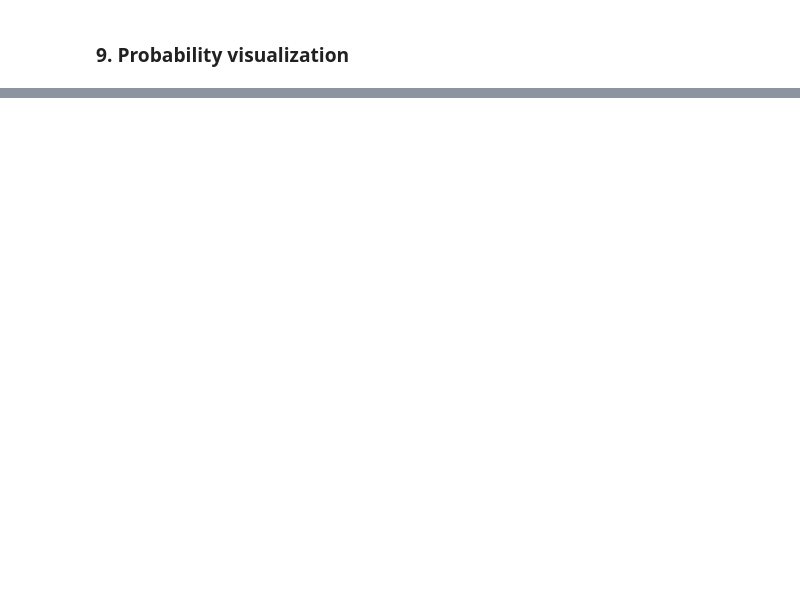
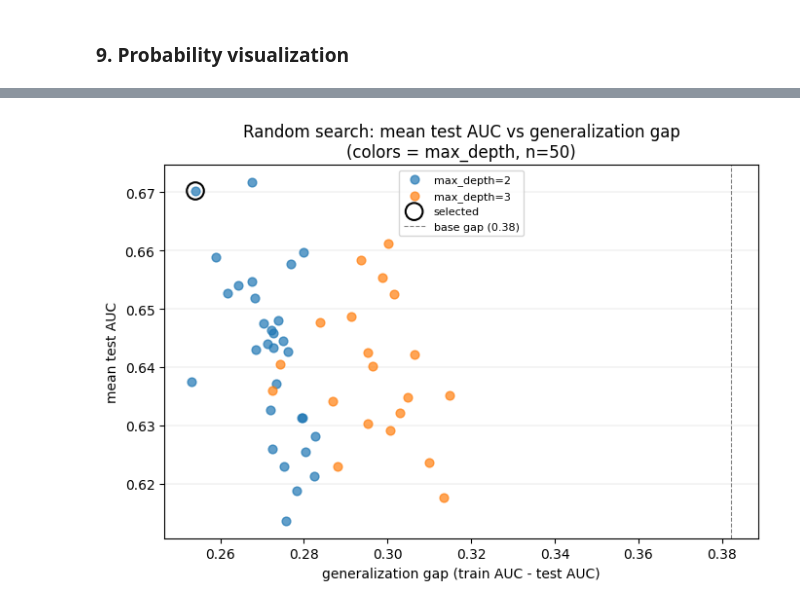
Before and after one commit to JaredRudolph/macro-stress-forecaster, a Jupyter notebook: notebooks/forecaster_xgb.ipynb, the cells around one changed output, grey strips where cells are left out. Cells and saved outputs as stored; diff of their text form; code cells hidden in the pictures; blank space fills up the shorter version.

```diff
--- a/notebooks/forecaster_xgb.ipynb
+++ b/notebooks/forecaster_xgb.ipynb
@@ -511,0 +812,10 @@ plt.show()
+# %%
+print(f"{'depth':>5}  {'alpha':>6}  {'lambda':>6}  {'sub':>4}  {'col':>4}"
+      f"  {'train_AUC':>9}  {'AUC':>7}  {'gap':>6}  {'score':>7}")
+for r in random_results[:15]:
+    print(
+        f"{r['max_depth']:>5}  {r['reg_alpha']:>6.1f}  {r['reg_lambda']:>6.1f}"
+        f"  {r['subsample']:>4.2f}  {r['colsample_bytree']:>4.2f}"
+        f"  {r['mean_train_auc']:>9.4f}  {r['mean_auc']:>7.4f}"
+        f"  {r['gap']:>6.4f}  {r['score']:>7.4f}"
+    )
@@ -511,0 +839,45 @@ plt.show()
+# %%
+depths = sorted(set(r["max_depth"] for r in random_results))
+colors_depth = {d: c for d, c in zip(depths, ["#1f77b4", "#ff7f0e"])}
+
+gaps_r = [r["gap"] for r in random_results]
+test_aucs_r = [r["mean_auc"] for r in random_results]
+best_r_idx = random_results.index(best_random)
+orig_gap = best["mean_train_auc"] - best["mean_auc"]
+
+fig, ax = plt.subplots(figsize=(7, 5))
+
+for d in depths:
+    idx = [i for i, r in enumerate(random_results) if r["max_depth"] == d]
+    ax.scatter(
+        [gaps_r[i] for i in idx],
+        [test_aucs_r[i] for i in idx],
+        color=colors_depth[d],
+        label=f"max_depth={d}",
+        s=40,
+        alpha=0.7,
+        zorder=3,
+    )
+
+ax.scatter(
+    gaps_r[best_r_idx],
+    test_aucs_r[best_r_idx],
+    s=160,
+    facecolors="none",
+    edgecolors="black",
+    linewidths=1.5,
+    zorder=4,
+    label="selected",
+)
+ax.axvline(orig_gap, color="grey", linestyle="--", linewidth=0.8, label=f"base gap ({orig_gap:.2f})")
+
+ax.set_xlabel("generalization gap (train AUC - test AUC)")
+ax.set_ylabel("mean test AUC")
+ax.set_title("Random search: mean test AUC vs generalization gap\n(colors = max_depth, n=50)")
+ax.legend(fontsize=8)
+ax.yaxis.grid(True, linewidth=0.3, color="grey", alpha=0.4)
+ax.set_axisbelow(True)
+plt.tight_layout()
+plt.show()
+# %% [output]
+[figure, added]
```
Also changed, not shown: parts of 25 cells of this notebook.
